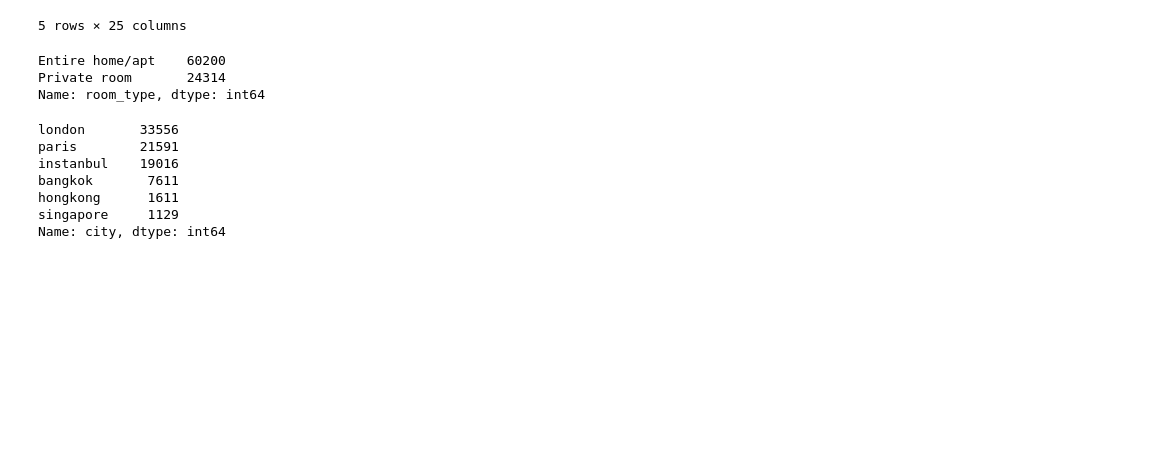
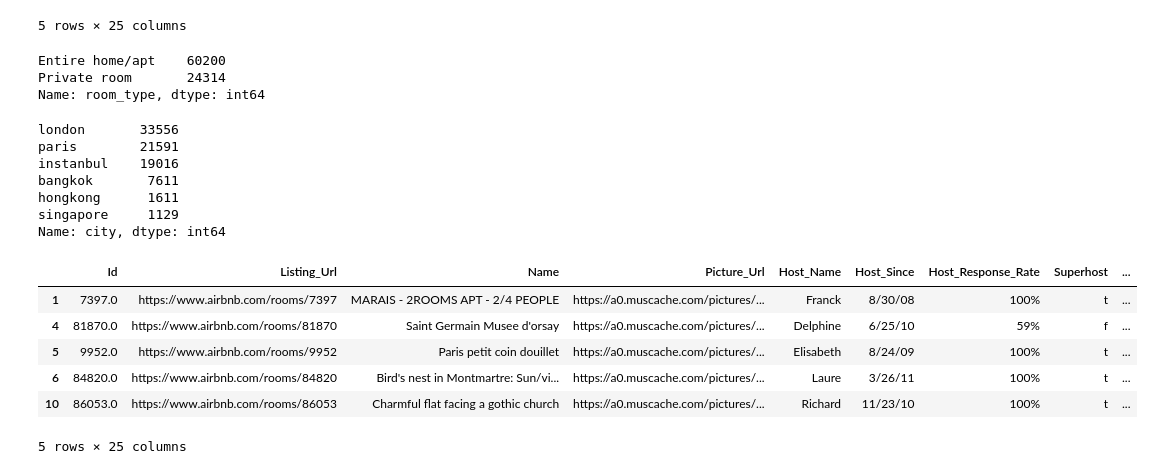
Before and after one commit to claireattias/Project3-airbnb, a Jupyter notebook: cleaned.ipynb, the cells around one changed output. Saved outputs shown, nothing was run; the diff lists cells and outputs as text; code cells hidden in the pictures; blank space fills up the shorter version.

Commit message:
final cleaned version / update csv

```diff
--- a/cleaned.ipynb
+++ b/cleaned.ipynb
@@ -283,4 +283,19 @@ bangkok       7611
 hongkong      1611
 singapore     1129
 Name: city, dtype: int64
+# %%
+# rename columns
+clean_df.columns = ['Id', 'Listing_Url', 'Name', 'Picture_Url', 'Host_Name', 'Host_Since', 'Host_Response_Rate',
+       'Superhost', 'Neighbourhood', 'Latitude', 'Longitude', 'Room_Type', 'Accommodates', 'Bathrooms', 'Bedrooms',
+        'Beds', 'Amenities', 'Review_Scores_Rating', 'Review_Scores_Cleanliness', 'Review_Scores_Checkin',
+        'Review_Scores_Communication', 'Review_Scores_Location', 'Review_Scores_Value', 'City', 'Price(USD)']
+clean_df.head()
+# %% [output]
+|  | Id | Listing_Url | Name | Picture_Url | Host_Name | Host_Since | Host_Response_Rate | Superhost | ... |
+| 1 | 7397.0 | https://www.airbnb.com/rooms/7397 | MARAIS - 2ROOMS APT - 2/4 PEOPLE | https://a0.muscache.com/pictures/... | Franck | 8/30/08 | 100% | t | ... |
+| 4 | 81870.0 | https://www.airbnb.com/rooms/81870 | Saint Germain Musee d'orsay | https://a0.muscache.com/pictures/... | Delphine | 6/25/10 | 59% | f | ... |
+| 5 | 9952.0 | https://www.airbnb.com/rooms/9952 | Paris petit coin douillet | https://a0.muscache.com/pictures/... | Elisabeth | 8/24/09 | 100% | t | ... |
+| 6 | 84820.0 | https://www.airbnb.com/rooms/84820 | Bird's nest in Montmartre: Sun/vi... | https://a0.muscache.com/pictures/... | Laure | 3/26/11 | 100% | t | ... |
+| 10 | 86053.0 | https://www.airbnb.com/rooms/86053 | Charmful flat facing a gothic church | https://a0.muscache.com/pictures/... | Richard | 11/23/10 | 100% | t | ... |
+5 rows × 25 columns
 # %%
```
Also changed, not shown: parts of 1 cell of this notebook, 3 other files.
